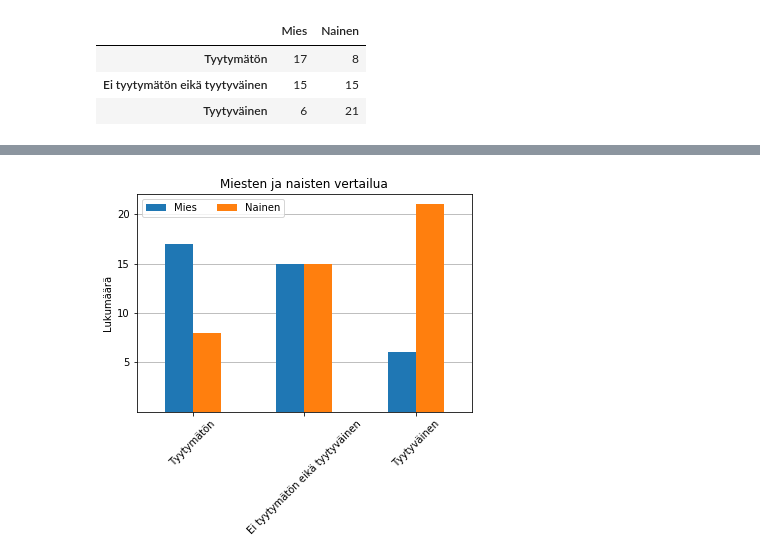
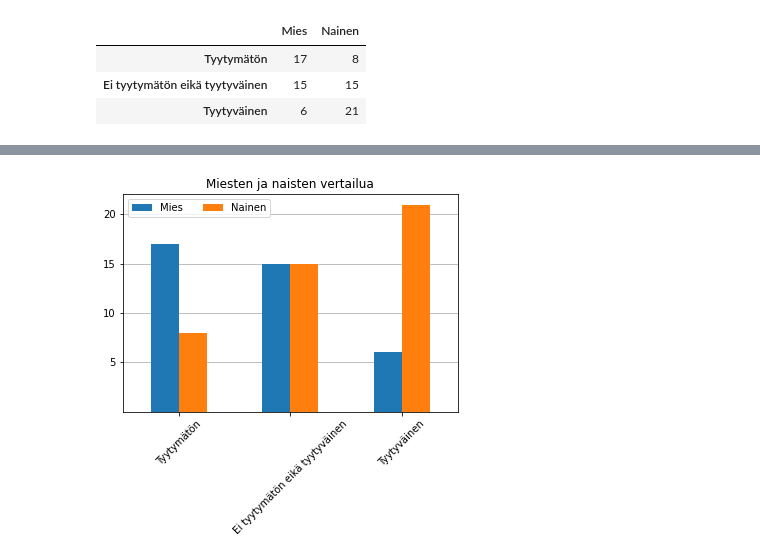
Before and after one commit to taanila/kaaviot, a Jupyter notebook: matplotlib.ipynb, the cells around one changed output, grey strips where cells are left out. Cells and saved outputs as stored; diff of their text form; code cells hidden in the pictures.

```diff
--- a/matplotlib.ipynb
+++ b/matplotlib.ipynb
@@ -122,27 +105,23 @@ df3.plot.bar()
 # %%
-# rot kääntää luokka-akselin nimiöt 45 asteen kulmaan
-ax4 = df3.plot.bar(rot=45)
+df3.plot.bar(rot = 45, zorder = 2)
 
-# Otsikoita
-ax4.set_title('Miesten ja naisten vertailua')
-ax4.set_ylabel('Lukumäärä')
+plt.title('Miesten ja naisten vertailua')
 
 # Asetan y-akselin ticksit itse
-ax4.set_yticks([5, 10, 15, 20])
+plt.yticks([5, 10, 15, 20])
 
 # y-akselin mukainen taustaviivoitus
-ax4.grid(axis = 'y')
-ax4.set_axisbelow(True)
+plt.grid(axis = 'y')
 
 # Selite kahteen sarakkeeseen
-ax4.legend(ncol = 2)
+plt.legend(ncol = 2)
 
 # Tallennan kaavion tai tarkkaan ottaen tallenna kuvion (figure), jonka sisällä kaavio on
 # Kuvioon (figure) pääsen käsiksi plt.gcf() -funktiolla (get current figure)
-# Ilman lisäparametria bbox_inches='tight' kuvion reunoilta voi jäädä osia tallentumatta
-plt.gcf().savefig('testi1.png', bbox_inches = 'tight')
+# Ilman parametria bbox_inches = 'tight' kuvion reunoilta voi jäädä osia tallentumatta
+plt.gcf().savefig('testi.png', bbox_inches = 'tight')
 # %% [output]
-[figure, old version]
+[figure, new version]
 # %%
 # Tällä selvitän tarjolla olevat kaavion tallennusmuodot
 plt.figure().canvas.get_supported_filetypes()
```
Also changed, not shown: parts of 16 cells of this notebook.
